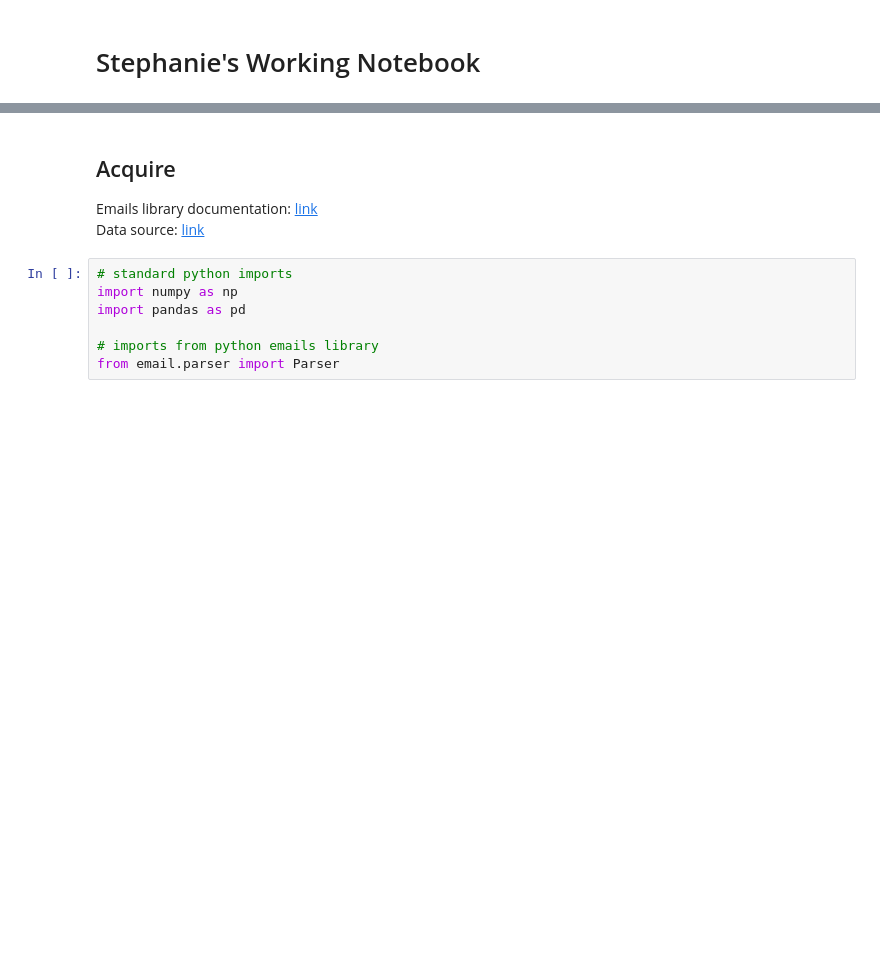
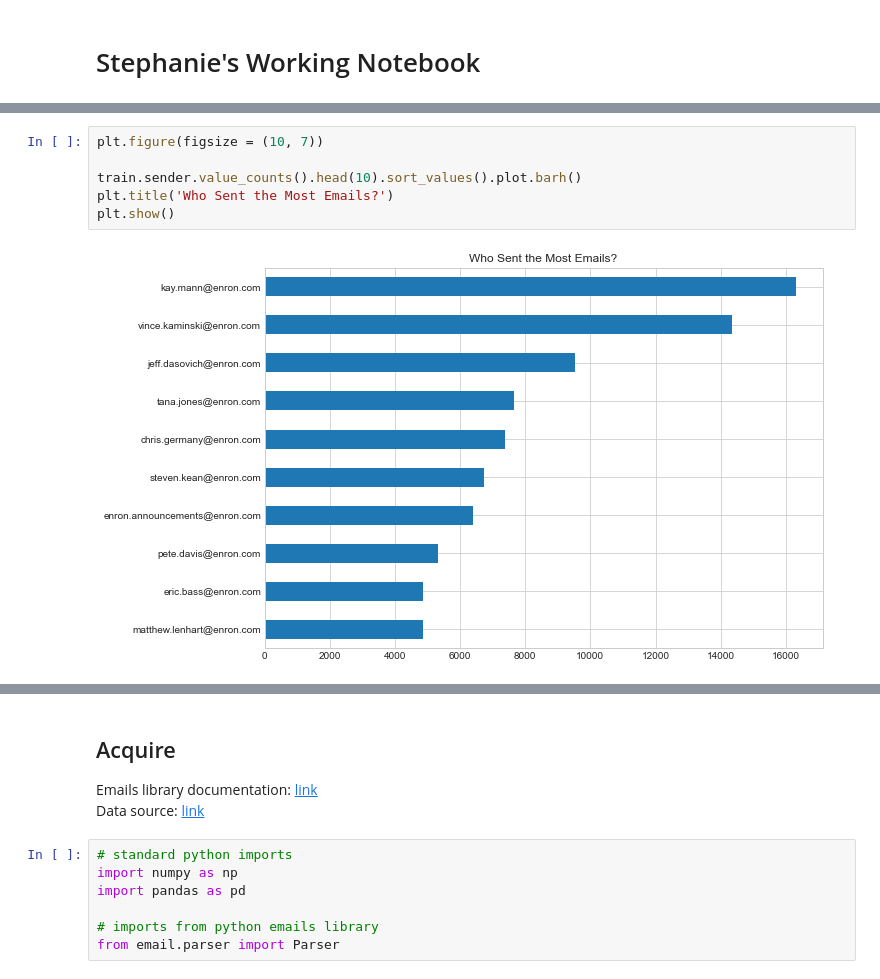
Before and after one commit to Enron-Discussion-NLP/Capstone, a Jupyter notebook: 00_Stephanie/stephanie_working-notebook.ipynb, the cells around one changed output, grey strips where cells are left out. Drawn from its saved outputs; the diff is of its cells as text; blank space fills up the shorter version.

```diff
--- a/00_Stephanie/stephanie_working-notebook.ipynb
+++ b/00_Stephanie/stephanie_working-notebook.ipynb
@@ -190,0 +346,8 @@ stop_running_notebook_code >> here
+# %%
+plt.figure(figsize = (10, 7))
+
+train.sender.value_counts().head(10).sort_values().plot.barh()
+plt.title('Who Sent the Most Emails?')
+plt.show()
+# %% [output]
+[figure, added]
```
Also changed, not shown: parts of 107 cells of this notebook.
